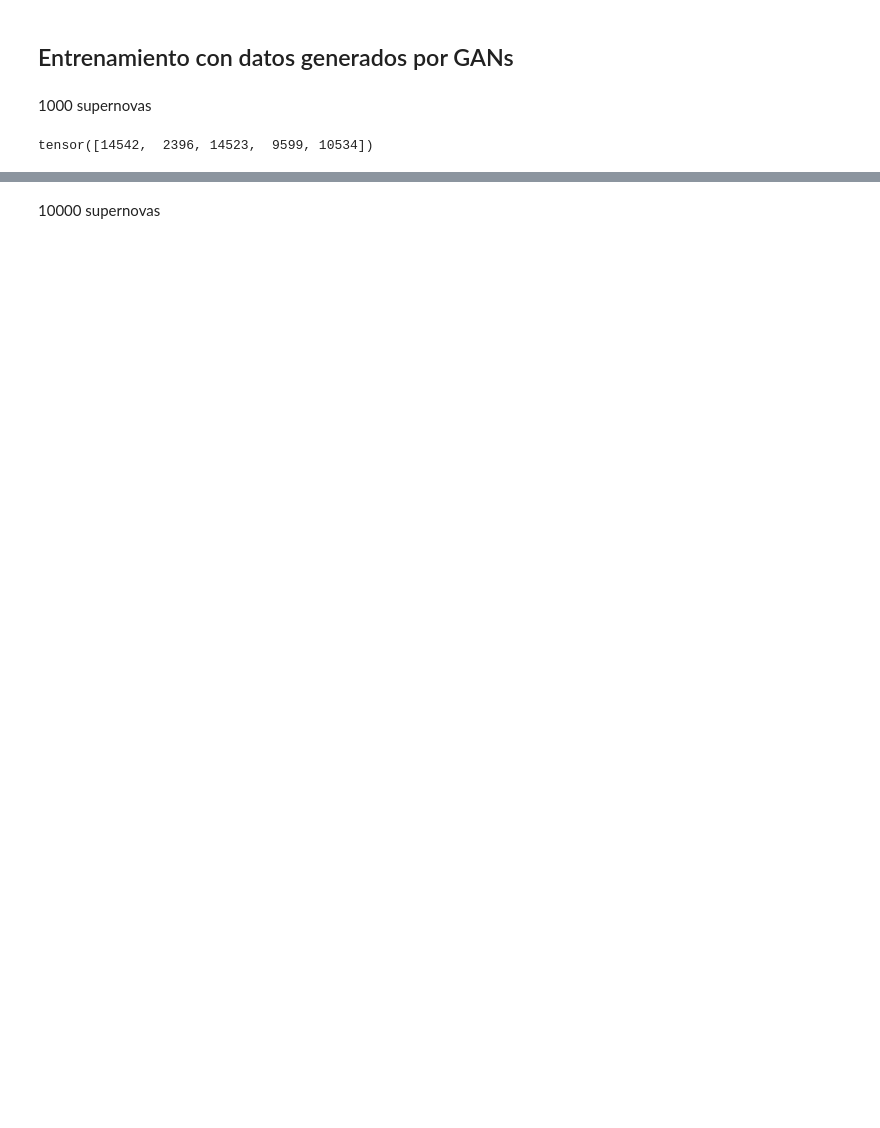
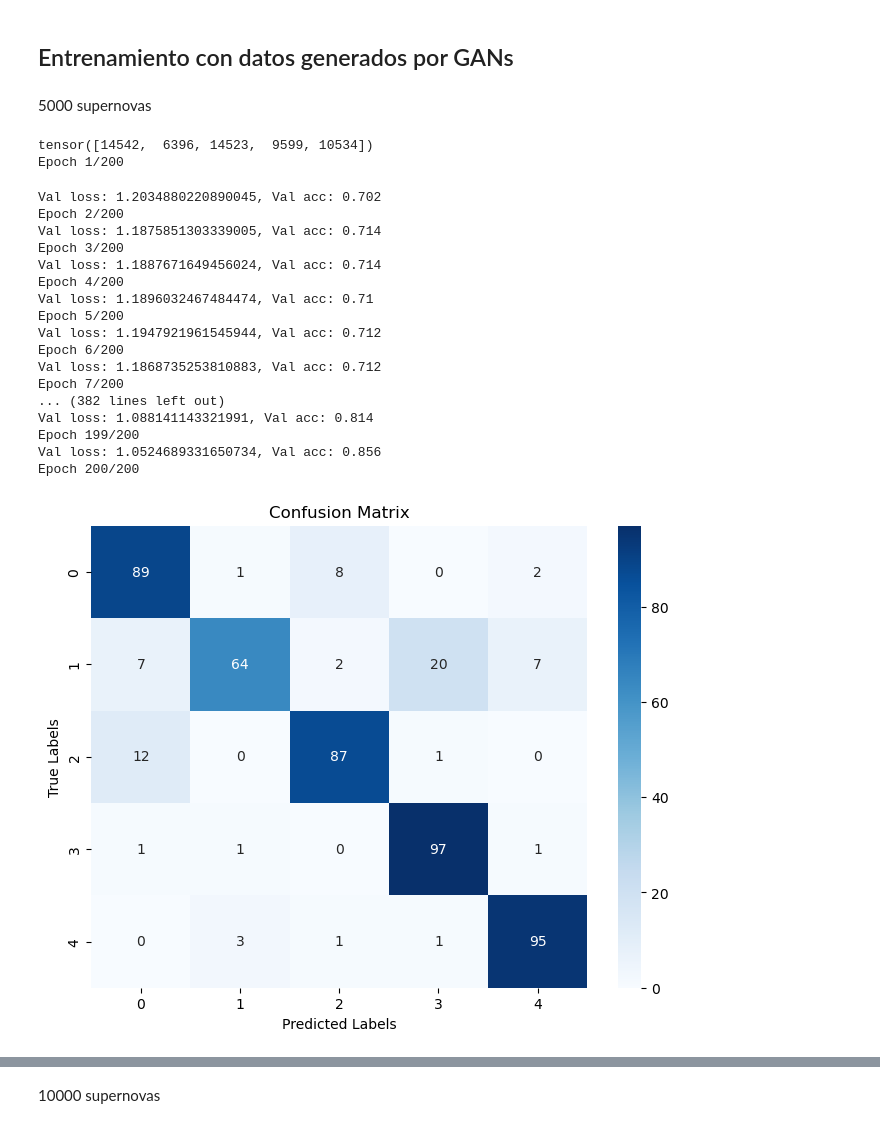
Before and after one commit to nfierroflo/Astronomical-Images-with-GANs, a Jupyter notebook: synthetic training experiments.ipynb, the cells around one changed output, grey strips where cells are left out. Cells and saved outputs as stored; diff of their text form; code cells hidden in the pictures; blank space fills up the shorter version.

Commit message:
synthetic data test

```diff
--- a/synthetic training experiments.ipynb
+++ b/synthetic training experiments.ipynb
@@ -295,6 +52,8 @@ num_img=1000
 # %% [markdown]
-1000 supernovas
+5000 supernovas
 # %%
+num_img=5000
+
 gen_1 = Generator(z_dim).to(device)
 gen_1.load_state_dict(torch.load('dcgan'))
 gen = Generator(z_dim).to(device)
@@ -303,7 +62,27 @@ fake_noise = get_noise(num_img, z_dim, device=device)
 fake_dcgan = gen_1(fake_noise)
 fake_wgangp= gen(fake_noise)
 # %%
-train_loader,val_loader=get_training_loaders(synthetic_SN=fake_dcgan.detach().cpu(),batch_size=32,file_name="stamp_dataset_only_images_63.pkl",label_as_strings=True)
-torch.bincount(train_loader.dataset.labels.to(torch.int))
+train_loader,val_loader=get_training_loaders(synthetic_SN=fake_dcgan.detach().cpu(),batch_size=32,file_name="stamp_dataset_28.pkl",label_as_strings=False,with_labels=True)
+print(torch.bincount(train_loader.dataset.labels.to(torch.int)))
+curves=trainer(train_loader,val_loader,epochs=epochs)
 # %% [output]
-tensor([14542,  2396, 14523,  9599, 10534])
+tensor([14542,  6396, 14523,  9599, 10534])
+Epoch 1/200
+Val loss: 1.2034880220890045, Val acc: 0.702
+Epoch 2/200
+Val loss: 1.1875851303339005, Val acc: 0.714
+Epoch 3/200
+Val loss: 1.1887671649456024, Val acc: 0.714
+Epoch 4/200
+Val loss: 1.1896032467484474, Val acc: 0.71
+Epoch 5/200
+Val loss: 1.1947921961545944, Val acc: 0.712
+Epoch 6/200
+Val loss: 1.1868735253810883, Val acc: 0.712
+Epoch 7/200
+... (382 lines left out)
+Val loss: 1.088141143321991, Val acc: 0.814
+Epoch 199/200
+Val loss: 1.0524689331650734, Val acc: 0.856
+Epoch 200/200
+[figure, added]
```
Also changed, not shown: parts of 16 cells of this notebook, 3 other files.
